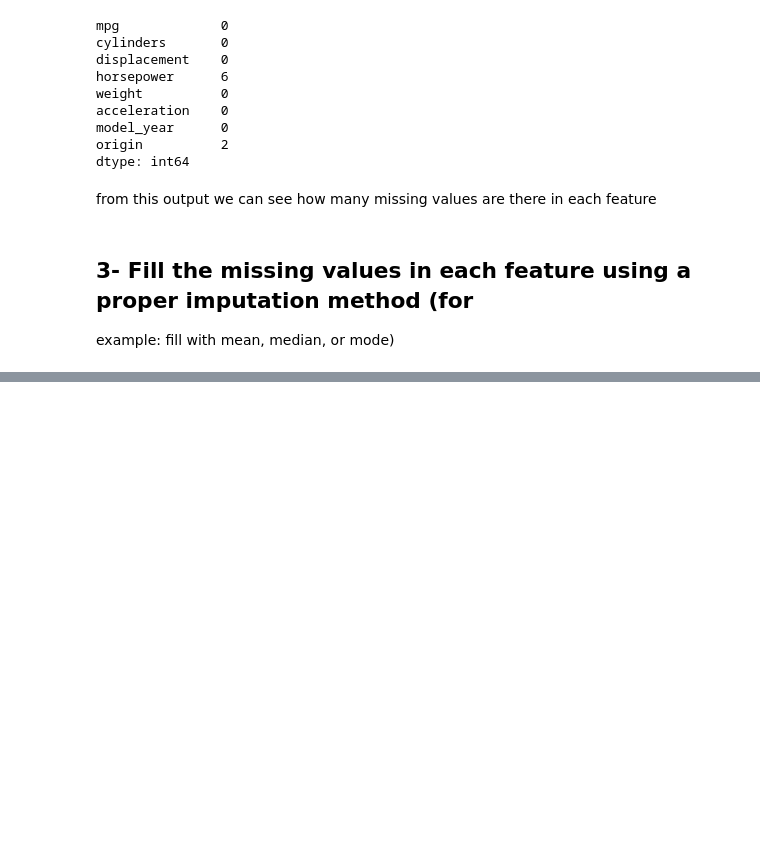
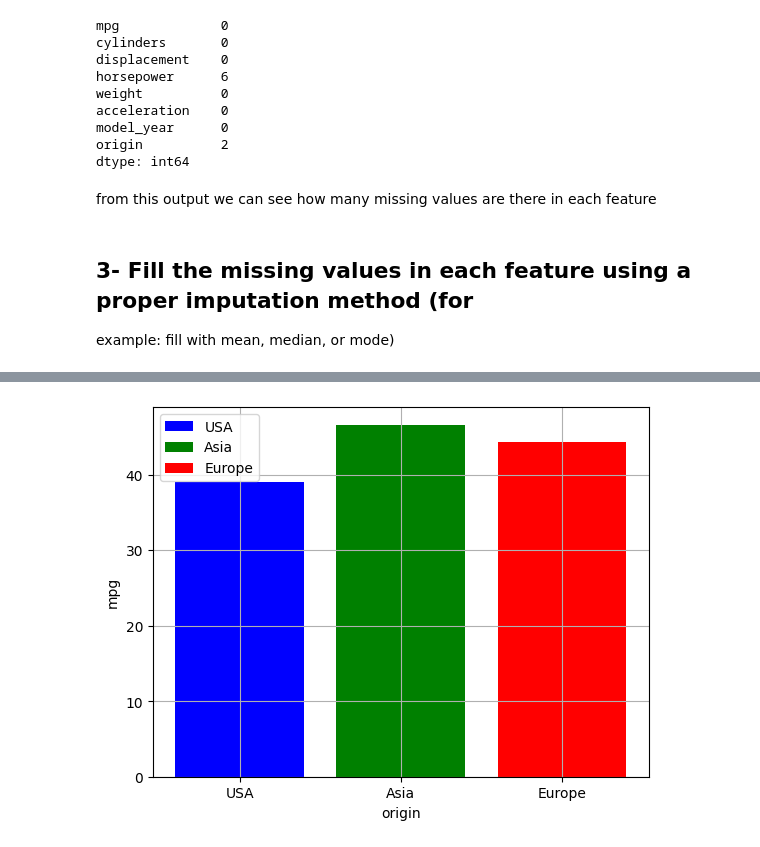
Before and after one commit to faris771/ML_Assignment1, a Jupyter notebook: main.ipynb, the cells around one changed output, grey strips where cells are left out. Drawn from its saved outputs; the diff is of its cells as text; code cells hidden in the pictures; blank space fills up the shorter version.

```diff
--- a/main.ipynb
+++ b/main.ipynb
@@ -54,0 +52,7 @@ df_median_filled = df.copy()
+# %%
+df_cleaned = df.fillna({
+    'horsepower': df['horsepower'].median(),
+    'origin': df['origin'].mode()[0]
+
+})
+df_cleaned.isna().sum()
@@ -54,0 +74,18 @@ df_median_filled = df.copy()
+# %%
+unique_origins = df_cleaned['origin'].unique()
+
+# Set up a color map with a unique color for each origin
+color_map = {'USA': 'blue', 'Asia': 'green', 'Europe': 'red'}
+
+# Plot bars with specified colors
+for origin in unique_origins:
+    subset = df_cleaned[df_cleaned['origin'] == origin] # df[df['origin'] == origin] is a subset of df where the origin is equal to the current origin in the loop
+    plt.bar(subset['origin'], subset['mpg'], color=color_map[origin], label=origin)
+
+plt.xlabel('origin')
+plt.ylabel('mpg')
+plt.grid()
+plt.legend()  # Show legend with country labels
+plt.show()
+# %% [output]
+[figure, added]
```
Also changed, not shown: parts of 6 cells of this notebook.
